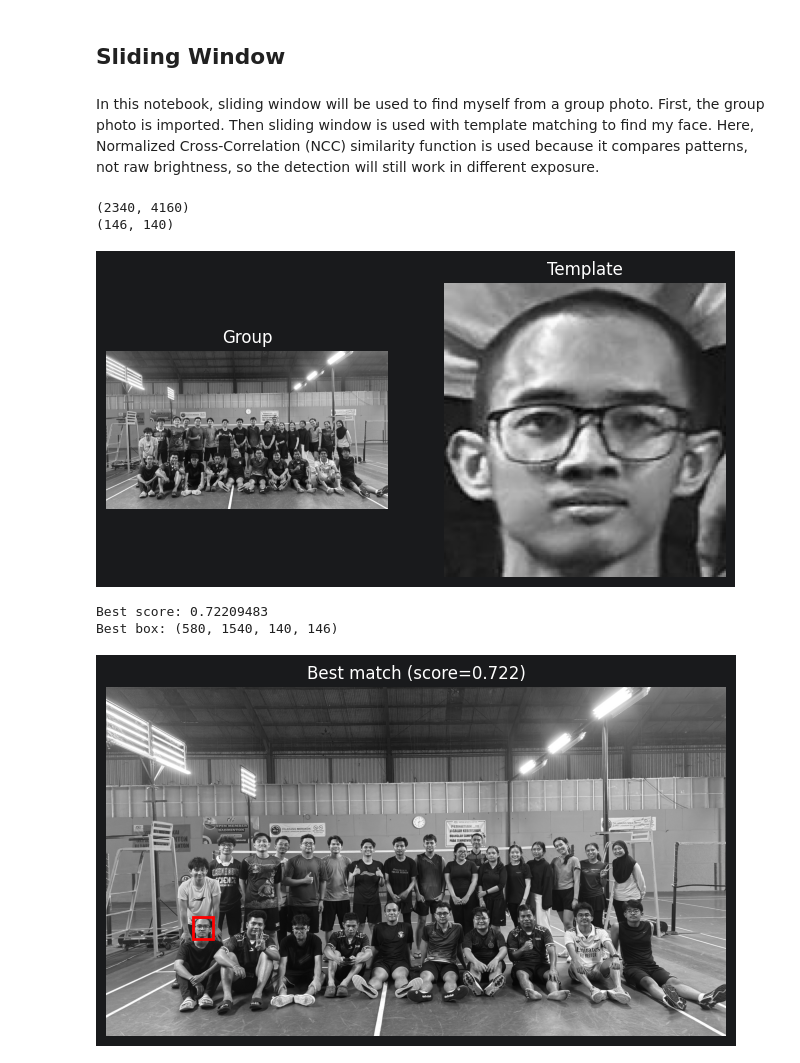
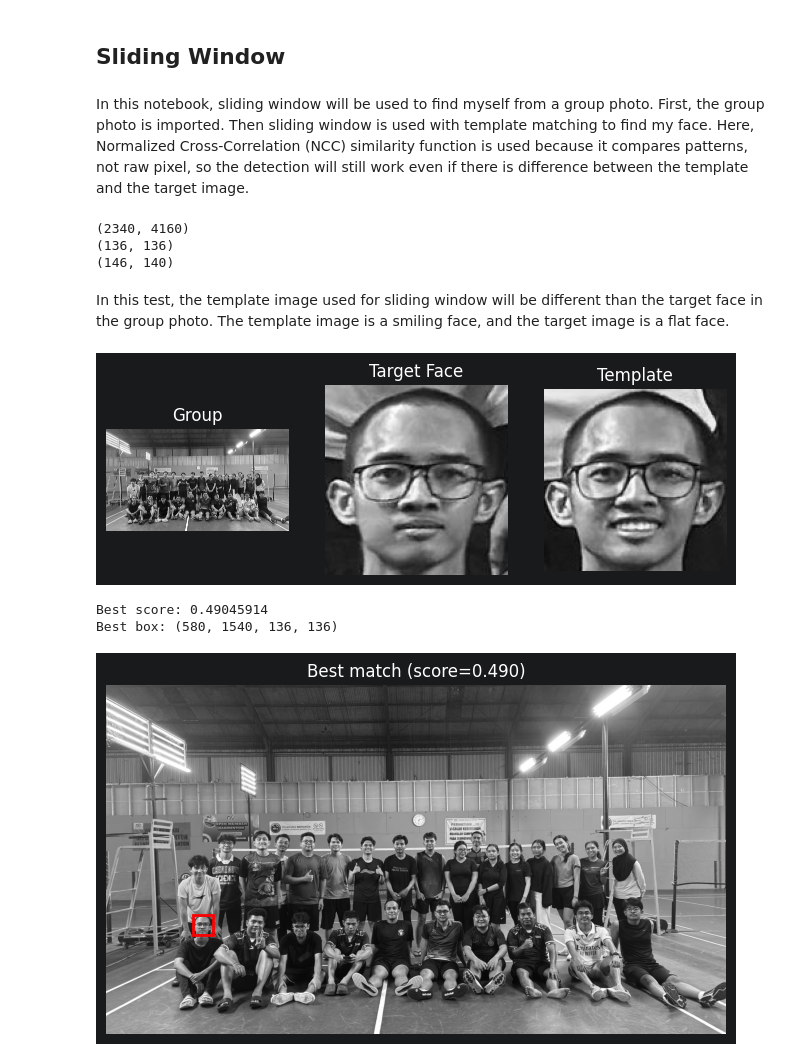
Before and after one commit to ahtape/CVIA-MII212206, a Jupyter notebook: Assignment 2/CVL_Assignment02.ipynb, the cells around one changed output. Saved outputs shown, nothing was run; the diff lists cells and outputs as text; code cells hidden in the pictures.

```diff
--- a/Assignment 2/CVL_Assignment02.ipynb
+++ b/Assignment 2/CVL_Assignment02.ipynb
@@ -9,7 +9,7 @@ Atha Putra Fausta
 # %% [markdown]
 ## Sliding Window
 # %% [markdown]
-In this notebook, sliding window will be used to find myself from a group photo. First, the group photo is imported. Then sliding window is used with template matching to find my face. Here, Normalized Cross-Correlation (NCC) similarity function is used because it compares patterns, not raw brightness, so the detection will still work in different exposure.
+In this notebook, sliding window will be used to find myself from a group photo. First, the group photo is imported. Then sliding window is used with template matching to find my face. Here, Normalized Cross-Correlation (NCC) similarity function is used because it compares patterns, not raw pixel, so the detection will still work even if there is difference between the template and the target image.
 # %%
 from PIL import Image
 import numpy as np
@@ -17,39 +17,50 @@ import numpy as np
 # Load images
 
 img = Image.open("./data/dikeminton.jpeg").convert("L")
-template = Image.open("./data/face.jpeg").convert("L")
+template = Image.open("./data/template_smile.jpeg").convert("L")
+target = Image.open("./data/face.jpeg").convert("L")
 
 img_np = np.array(img)
 tpl_np = np.array(template)
+trg_np = np.array(target)
 
 H, W = img_np.shape
 h, w = tpl_np.shape
 
 print(img_np.shape)
 print(tpl_np.shape)
+print(trg_np.shape)
 # %% [output]
 (2340, 4160)
+(136, 136)
 (146, 140)
+# %% [markdown]
+In this test, the template image used for sliding window will be different than the target face in the group photo. The template image is a smiling face, and the target image is a flat face.
 # %%
 # Preview the images
 
 import matplotlib.pyplot as plt
 
 plt.figure(figsize=(8,4))
 
-plt.subplot(1,2,1)
+plt.subplot(1,3,1)
 plt.imshow(img_np, cmap="gray")
 plt.title("Group")
 plt.axis("off")
 
-plt.subplot(1,2,2)
+plt.subplot(1,3,2)
+plt.imshow(trg_np, cmap="gray")
+plt.title("Target Face")
+plt.axis("off")
+
+plt.subplot(1,3,3)
 plt.imshow(tpl_np, cmap="gray")
 plt.title("Template")
 plt.axis("off")
 
 plt.show()
 # %% [output]
-[figure, old version]
+[figure, new version]
 # %%
 def ncc(patch, template):
     patch = patch.astype(np.float32)
@@ -87,8 +98,8 @@ for y in range(0, H - h, stride):
 print("Best score:", best_score)
 print("Best box:", best_box)
 # %% [output]
-Best score: 0.72209483
-Best box: (580, 1540, 140, 146)
+Best score: 0.49045914
+Best box: (580, 1540, 136, 136)
 # %%
 # Preview result
 
```
Also changed, not shown: parts of 4 cells of this notebook, 1 other file.
